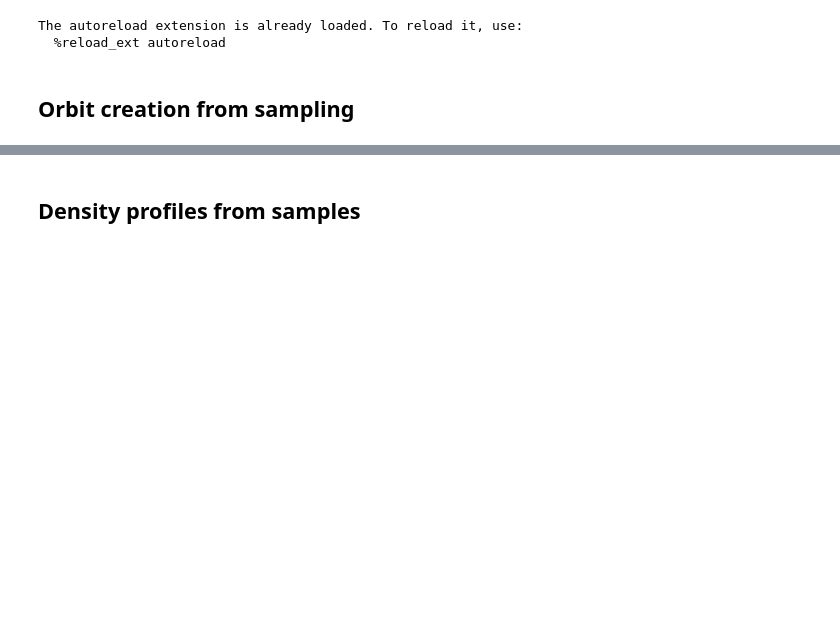
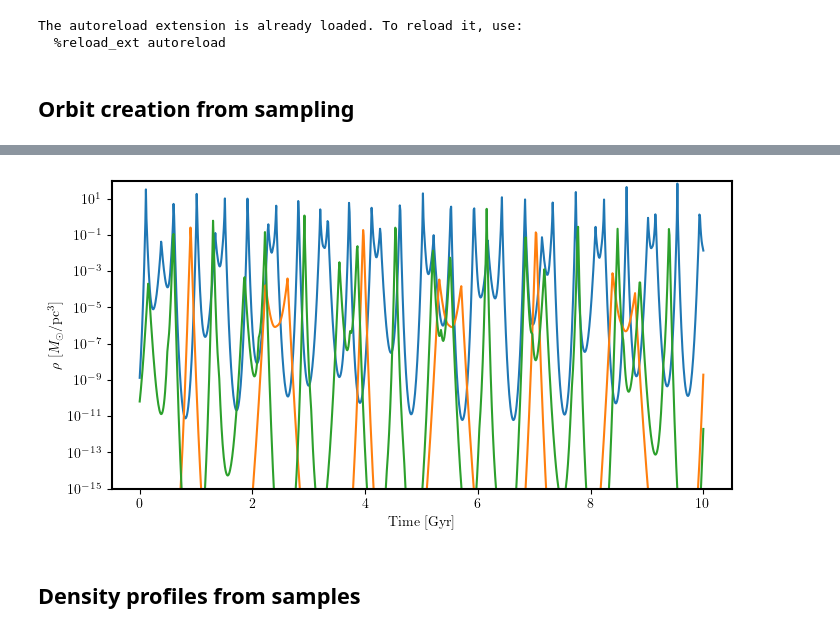
Before and after one commit to gpierobon/AxionStreams, a Jupyter notebook: example.ipynb, the cells around one changed output, grey strips where cells are left out. Saved outputs shown, nothing was run; the diff lists cells and outputs as text; code cells hidden in the pictures; blank space fills up the shorter version.

```diff
--- a/example.ipynb
+++ b/example.ipynb
@@ -50,3 +107,15 @@ pl.plot_single_orbit(Coords[:,:,orbit_num],azim=10,sun=True,lim=30,points=False,
+# %%
+fig,ax = plt.subplots(1,1,figsize=(8,4))
+
+for j in [10,20,30]: # Some random orbits
+    rho_test  = dens.stellar_density(Orbits[:,0,j],Orbits[:,1,j],Orbits[:,2,j])
+    ax.semilogy(ts,rho_test)
+ax.set_ylim(1e-15,1e2)
+ax.set_xlabel('Time~[Gyr]')
+ax.set_ylabel(r'$\rho~[M_{\odot}/{\rm pc}^3]$')
+plt.show()
+# %% [output]
+[figure, added]
 # %% [markdown]
 ## Density profiles from samples
 # %%
```
Also changed, not shown: parts of 8 cells of this notebook.
